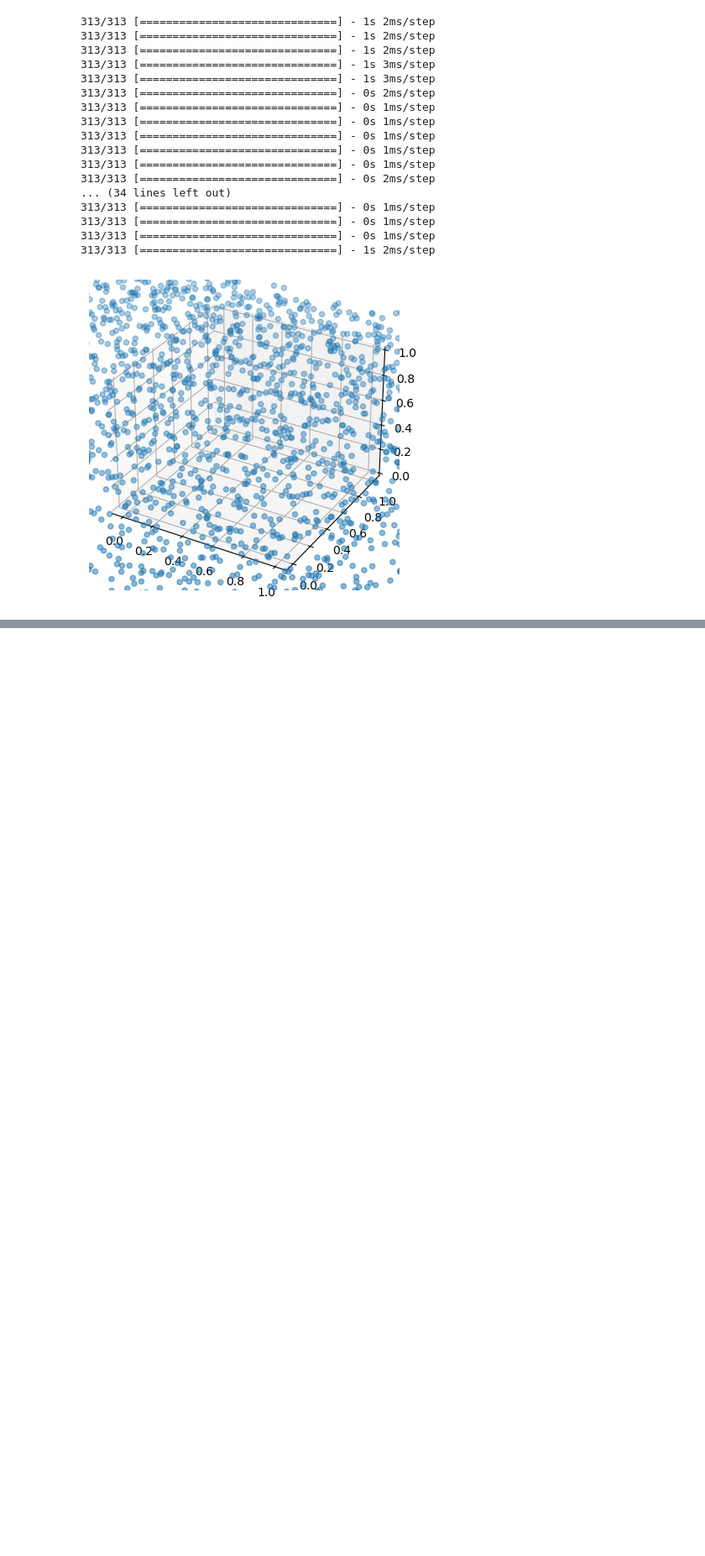
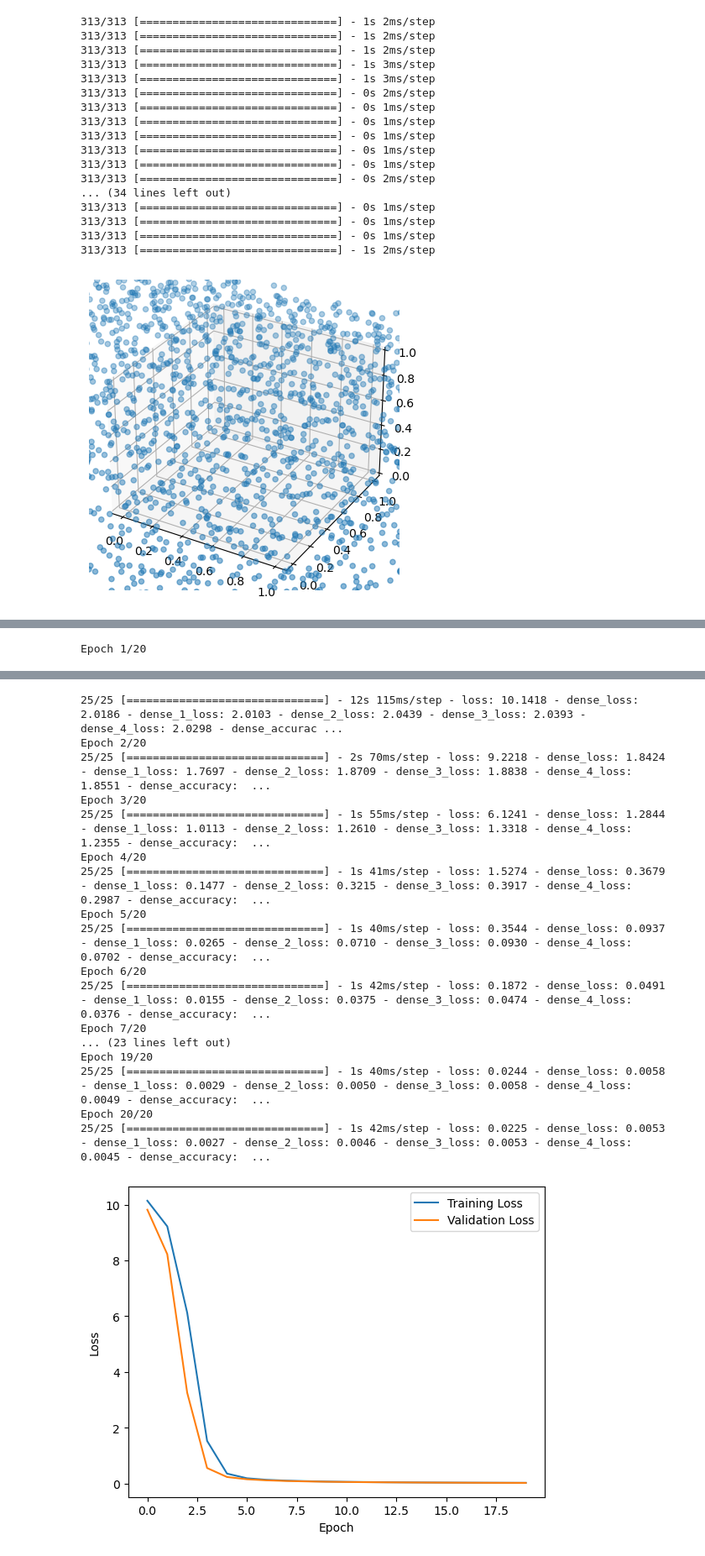
Before and after one commit to rohith4088/neural_network, a Jupyter notebook: nueral_network.ipynb, the cells around one changed output, grey strips where cells are left out. Shown at 84% size. Saved outputs shown, nothing was run; the diff lists cells and outputs as text; code cells hidden in the pictures; blank space fills up the shorter version.

```diff
--- a/nueral_network.ipynb
+++ b/nueral_network.ipynb
@@ -71,3 +71,51 @@ MovieWriter imagemagick unavailable; using Pillow instead.
 313/313 [==============================] - 0s 1ms/step
 313/313 [==============================] - 1s 2ms/step
 [figure]
+# %%
+import numpy as np
+import tensorflow as tf
+from tensorflow.keras.models import Model
+from tensorflow.keras.layers import Input, LSTM, Dense, Embedding
+import matplotlib.pyplot as plt
+
+# Generate toy dataset
+data_size = 1000
+max_len = 5
+input_sequences = ['hello' for _ in range(data_size)]
+target_sequences = ['world' for _ in range(data_size)]
+
+# Preprocess data
+vocab = sorted(set(' '.join(input_sequences + target_sequences)))
+char2idx = {char: idx for idx, char in enumerate(vocab)}
+
+# Convert sequences to numerical data
+X = np.array([[char2idx[char] for char in seq] for seq in input_sequences])
+y = np.array([[char2idx[char] for char in seq] for seq in target_sequences])
+
+# Define the model architecture
+embedding_dim = 8
+hidden_units = 16
+
+input_layer = Input(shape=(max_len,))
+embedding_layer = Embedding(input_dim=len(vocab), output_dim=embedding_dim)(input_layer)
+lstm_layer = LSTM(hidden_units)(embedding_layer)
+
+# Multiple output branches
+output_layers = [Dense(len(vocab), activation='softmax')(lstm_layer) for _ in range(max_len)]
+
+# Create the model
+model = Model(inputs=input_layer, outputs=output_layers)
+model.compile(optimizer='adam', loss='sparse_categorical_crossentropy', metrics=['accuracy'])
+
+# Train the model
+epochs = 20
+history = model.fit(X, [y[:, i] for i in range(max_len)], epochs=epochs, batch_size=32, validation_split=0.2)
+
+# Visualize the training process
+plt.plot(history.history['loss'], label='Training Loss')
+plt.plot(history.history['val_loss'], label='Validation Loss')
+plt.xlabel('Epoch')
+plt.ylabel('Loss')
+plt.legend()
+plt.show()
+# %% [output]
@@ -73,0 +127 @@ MovieWriter imagemagick unavailable; using Pillow instead.
+Epoch 1/20
@@ -73,0 +133,18 @@ MovieWriter imagemagick unavailable; using Pillow instead.
+25/25 [==============================] - 12s 115ms/step - loss: 10.1418 - dense_loss: 2.0186 - dense_1_loss: 2.0103 - dense_2_loss: 2.0439 - dense_3_loss: 2.0393 - dense_4_loss: 2.0298 - dense_accurac ...
+Epoch 2/20
+25/25 [==============================] - 2s 70ms/step - loss: 9.2218 - dense_loss: 1.8424 - dense_1_loss: 1.7697 - dense_2_loss: 1.8709 - dense_3_loss: 1.8838 - dense_4_loss: 1.8551 - dense_accuracy:  ...
+Epoch 3/20
+25/25 [==============================] - 1s 55ms/step - loss: 6.1241 - dense_loss: 1.2844 - dense_1_loss: 1.0113 - dense_2_loss: 1.2610 - dense_3_loss: 1.3318 - dense_4_loss: 1.2355 - dense_accuracy:  ...
+Epoch 4/20
+25/25 [==============================] - 1s 41ms/step - loss: 1.5274 - dense_loss: 0.3679 - dense_1_loss: 0.1477 - dense_2_loss: 0.3215 - dense_3_loss: 0.3917 - dense_4_loss: 0.2987 - dense_accuracy:  ...
+Epoch 5/20
+25/25 [==============================] - 1s 40ms/step - loss: 0.3544 - dense_loss: 0.0937 - dense_1_loss: 0.0265 - dense_2_loss: 0.0710 - dense_3_loss: 0.0930 - dense_4_loss: 0.0702 - dense_accuracy:  ...
+Epoch 6/20
+25/25 [==============================] - 1s 42ms/step - loss: 0.1872 - dense_loss: 0.0491 - dense_1_loss: 0.0155 - dense_2_loss: 0.0375 - dense_3_loss: 0.0474 - dense_4_loss: 0.0376 - dense_accuracy:  ...
+Epoch 7/20
+... (23 lines left out)
+Epoch 19/20
+25/25 [==============================] - 1s 40ms/step - loss: 0.0244 - dense_loss: 0.0058 - dense_1_loss: 0.0029 - dense_2_loss: 0.0050 - dense_3_loss: 0.0058 - dense_4_loss: 0.0049 - dense_accuracy:  ...
+Epoch 20/20
+25/25 [==============================] - 1s 42ms/step - loss: 0.0225 - dense_loss: 0.0053 - dense_1_loss: 0.0027 - dense_2_loss: 0.0046 - dense_3_loss: 0.0053 - dense_4_loss: 0.0045 - dense_accuracy:  ...
+[figure, added]
```
Also changed, not shown: parts of 1 cell of this notebook.
